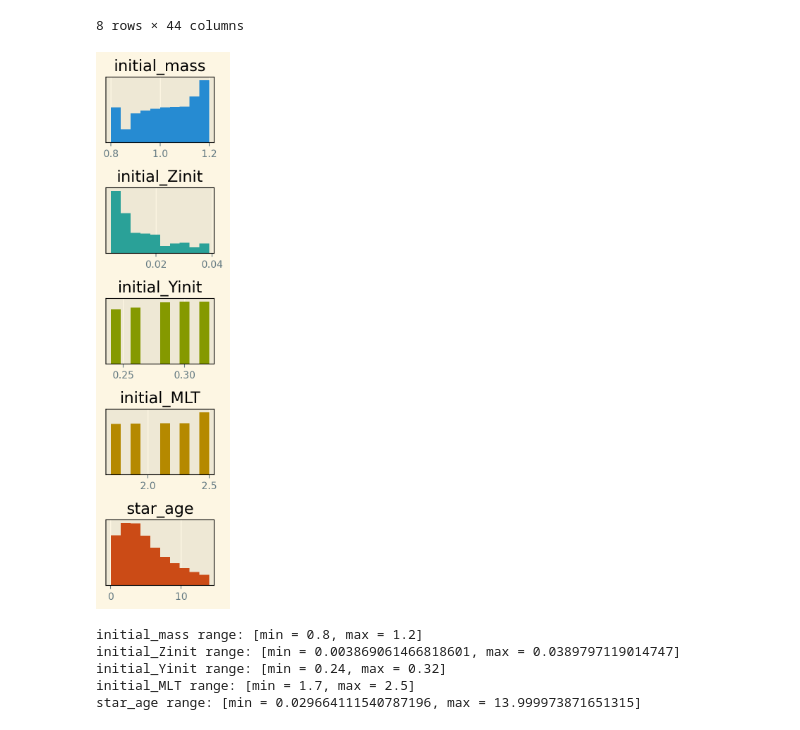
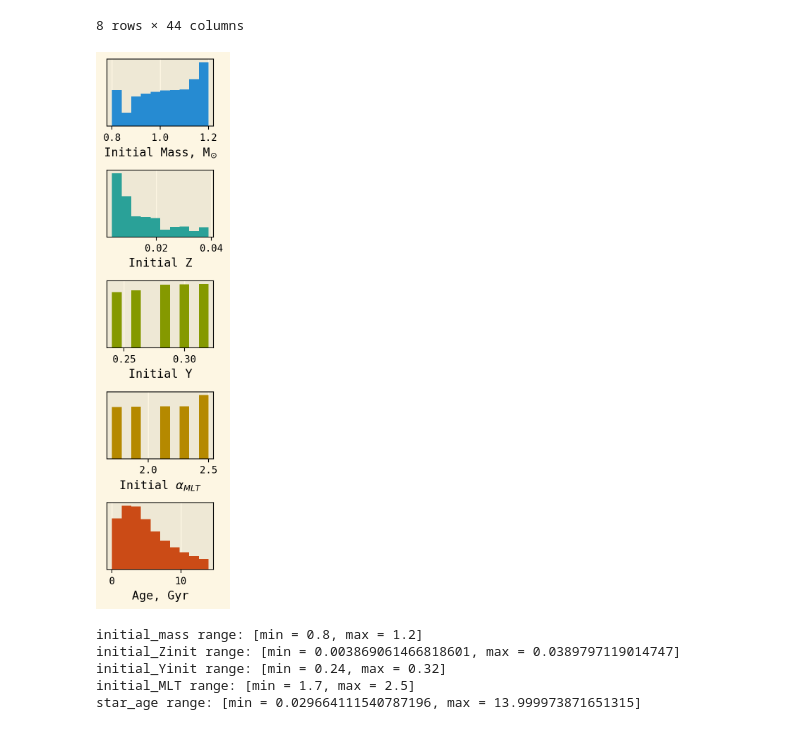
Before and after one commit to ojscutt/ultranest-pitchfork, a Jupyter notebook: tasc_poster_nn.ipynb, the cells around one changed output. Saved outputs shown, nothing was run; the diff lists cells and outputs as text; code cells hidden in the pictures.

```diff
--- a/tasc_poster_nn.ipynb
+++ b/tasc_poster_nn.ipynb
@@ -25,7 +25,11 @@ from cmcrameri import cm
 
 plt.style.use("Solarize_Light2")
 plt.rcParams.update({"axes.edgecolor": "black"})
-
+plt.rcParams.update({"text.color": "black"})
+plt.rcParams.update({"axes.labelcolor": "black"})
+plt.rcParams.update({"xtick.color": "black"})
+plt.rcParams.update({"ytick.color": "black"})
+plt.rcParams.update({"font.family": "monospace"})
 
 # script imports
 from scripts.pitchfuncs_ultra_pca import emulator
@@ -233,30 +308,44 @@ df.describe()
 # %%
 fig, (ax1, ax2, ax3, ax4, ax5) = plt.subplots(5, 1, figsize=(2, 8), dpi=200)
 
 
 def grid_dist(ax, df, label, c):
     ax.hist(df[label], color=c)
     ax.yaxis.set_tick_params(labelleft=False)
     ax.set_yticks([])
-    ax.set_title(label)
+
+    if label == "initial_mass":
+        ax.set_xlabel(r"Initial Mass, M$_{\odot}$")
+
+    elif label == "initial_Zinit":
+        ax.set_xlabel("Initial Z")
+
+    elif label == "initial_Yinit":
+        ax.set_xlabel("Initial Y")
+
+    elif label == "initial_MLT":
+        ax.set_xlabel(r"Initial $\alpha_{MLT}$")
+
+    elif label == "star_age":
+        ax.set_xlabel("Age, Gyr")
 
 
 colours = [colour["color"] for colour in plt.rcParams["axes.prop_cycle"]]
 
 grid_dist(ax1, df, "initial_mass", colours[0])
 
 grid_dist(ax2, df, "initial_Zinit", colours[1])
 
 grid_dist(ax3, df, "initial_Yinit", colours[2])
 
 grid_dist(ax4, df, "initial_MLT", colours[3])
 
 grid_dist(ax5, df, "star_age", colours[4])
 
 plt.tight_layout()
 plt.show()
 # %% [output]
-[figure, old version]
+[figure, new version]
 # %%
 # Network classical output distributions
 df_full = pd.concat(
```
Also changed, not shown: parts of 6 cells of this notebook, 3 other files.
